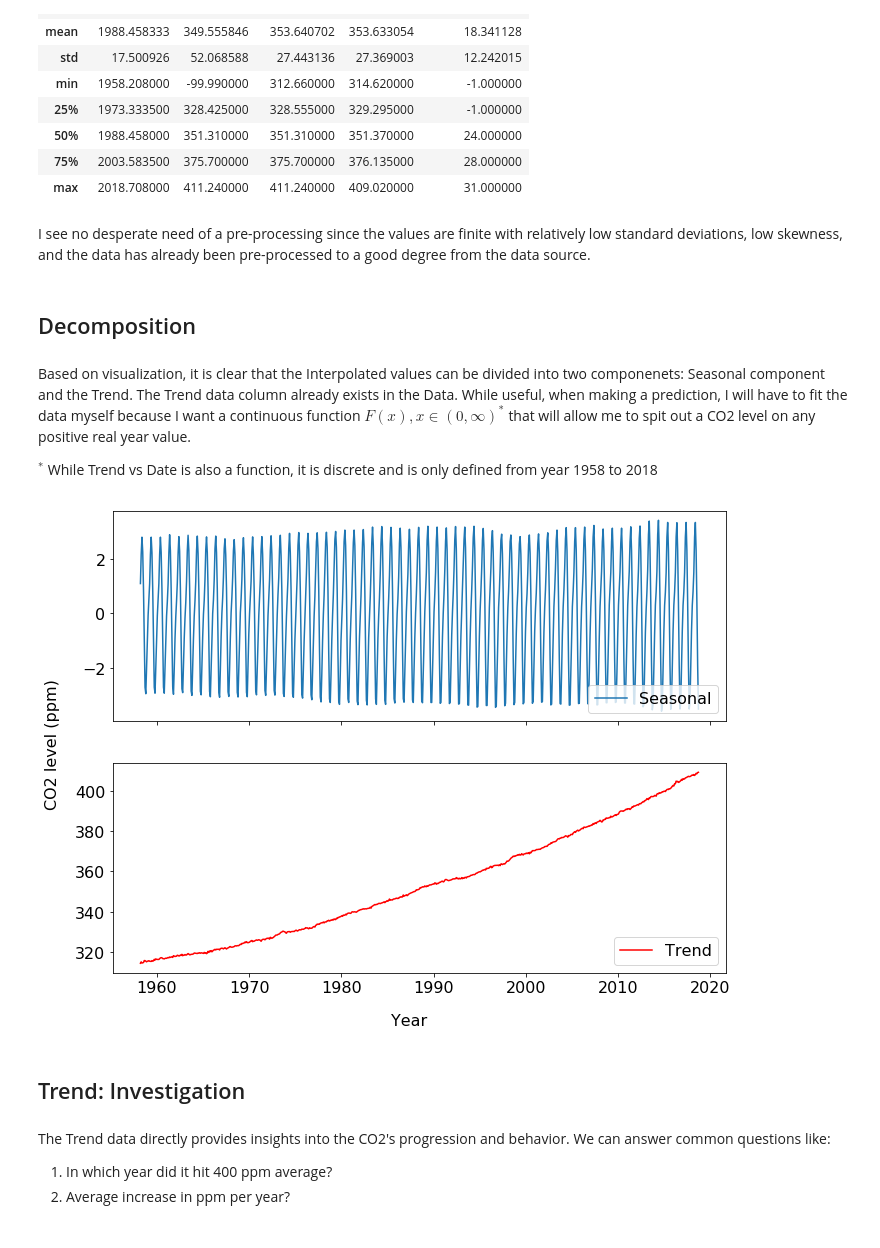
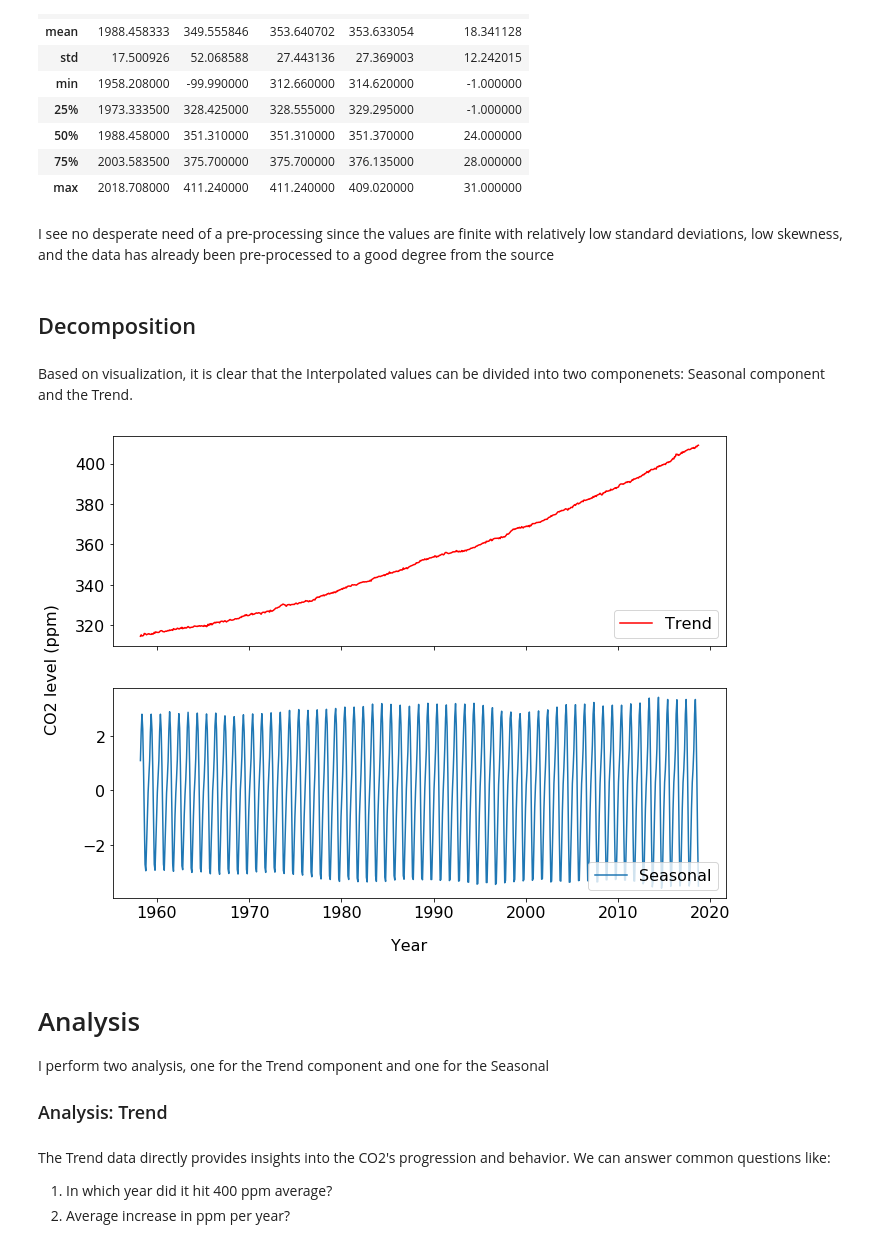
Before and after one commit to Davidnh8/CO2_Analysis, a Jupyter notebook: Atmospheric Carbon Dioxide Data Analysis.ipynb, the cells around one changed output. Saved outputs shown, nothing was run; the diff lists cells and outputs as text; code cells hidden in the pictures.

```diff
--- a/Atmospheric Carbon Dioxide Data Analysis.ipynb
+++ b/Atmospheric Carbon Dioxide Data Analysis.ipynb
@@ -95,27 +98,26 @@ data.describe()
 | 75% | 2003.583500 | 375.700000 | 375.700000 | 376.135000 | 28.000000 |
 | max | 2018.708000 | 411.240000 | 411.240000 | 409.020000 | 31.000000 |
 # %% [markdown]
-I see no desperate need of a pre-processing since the values are finite with relatively low standard deviations, low skewness, and the data has already been pre-processed to a good degree from the data source.
+I see no desperate need of a pre-processing since the values are finite with relatively low standard deviations, low skewness, and the data has already been pre-processed to a good degree from the source
 # %% [markdown]
 ## Decomposition
-# %% [markdown]
-Based on visualization, it is clear that the Interpolated values can be divided into two componenets: Seasonal component and the Trend. The Trend data column already exists in the Data. While useful, when making a prediction, I will have to fit the data myself because I want a continuous function $F(x), x\in (0,\infty)^*$ that will allow me to spit out a CO2 level on any positive real year value.
-
-
-$^*$ While Trend vs Date is also a function, it is discrete and is only defined from year 1958 to 2018
+# %% [markdown]
+Based on visualization, it is clear that the Interpolated values can be divided into two componenets: Seasonal component and the Trend.
 # %%
 fig,ax=plt.subplots(2, figsize=[11,8.5],sharex=True)
 
-ax[0].plot(Date, Interpolated-Trend, color='C0', label='Seasonal')
-ax[1].plot(Date, Trend, color='red', label='Trend')
+ax[1].plot(Date, Interpolated-Trend, color='C0', label='Seasonal')
+ax[0].plot(Date, Trend, color='red', label='Trend')
 fig.text(0.04,0.5,"CO2 level (ppm)", rotation=90, verticalalignment='center')
 fig.text(0.5,0.04,"Year", horizontalalignment='center')
 for i in [0,1]:
     ax[i].legend(loc=4)
 # %% [output]
-[figure, old version]
+[figure, new version]
-# %% [markdown]
-## Trend: Investigation
+# %% [markdown]
+# Analysis
+I perform two analysis, one for the Trend component and one for the Seasonal
+### Analysis: Trend
 # %% [markdown]
 The Trend data directly provides insights into the CO2's progression and behavior. We can answer common questions like:
 1. In which year did it hit 400 ppm average?
```
Also changed, not shown: parts of 19 cells of this notebook.
